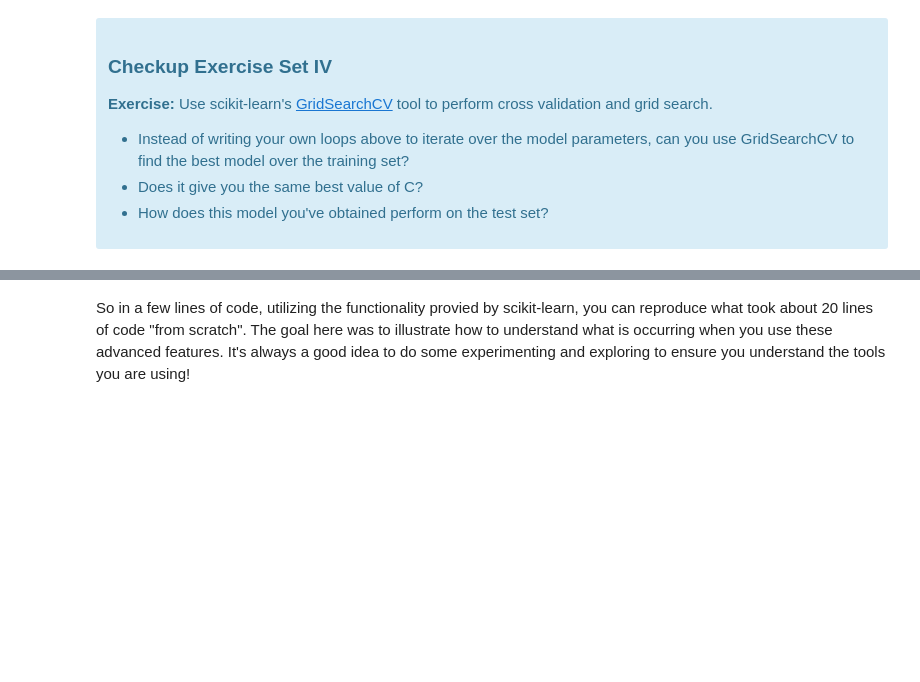
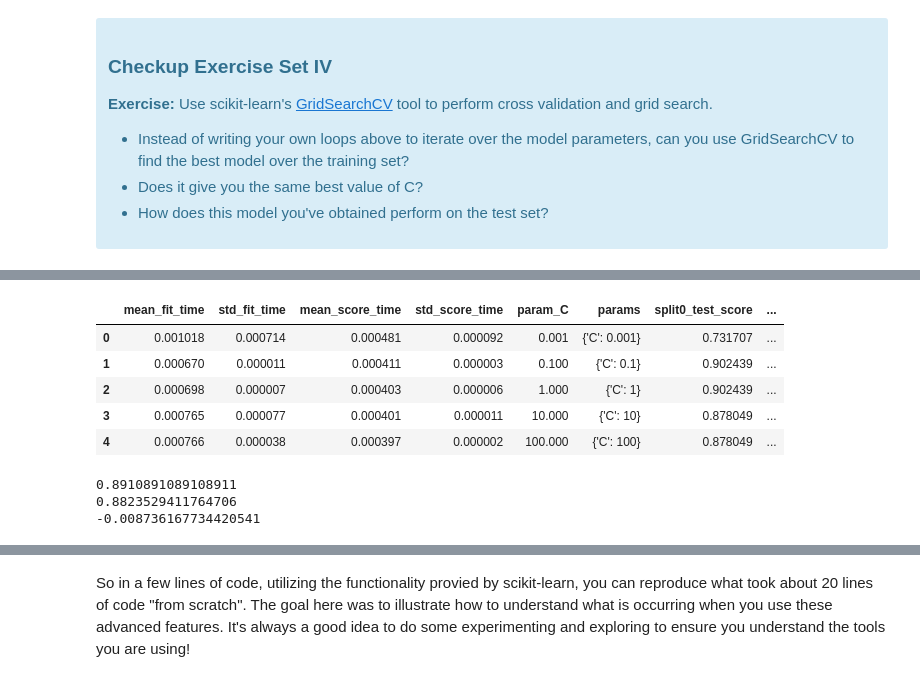
Before and after one commit to blue-santa/sprinboard-data-science-2026, a Jupyter notebook: 14-supervised-learning/02-logistic-regression/Logistic Regression Advanced Case Study.ipynb, the cells around one changed output, grey strips where cells are left out. Drawn from its saved outputs; the diff is of its cells as text; code cells hidden in the pictures; blank space fills up the shorter version.

```diff
--- a/14-supervised-learning/02-logistic-regression/Logistic Regression Advanced Case Study.ipynb
+++ b/14-supervised-learning/02-logistic-regression/Logistic Regression Advanced Case Study.ipynb
@@ -1253,0 +1283,29 @@ You may notice that this particular value of <i>C</i> may or may not do as well
+# %%
+
+# perform a split for this iteration,
+# using different random_state for every iteration
+# this ensures each split is likely to be unique
+#
+#Xlr, Xtestlr, ylr, ytestlr = train_test_split(X, y, stratify = y, random_state = i)
+#
+
+# Set clf as LogisticRegression model using value of C=1
+clf = LogisticRegression(solver = 'liblinear', max_iter = 500, C=scores.loc[scores['score'].idxmax(), 'C_val'])
+
+# fit the Classifier on the training set
+clf.fit(Xlr, ylr)
+
+# predict the labels for the training data
+y_predict_training = clf.predict(Xlr)
+
+# predict the labels for the test data
+y_predict_test = clf.predict(Xtestlr)
+
+# save training set accuracy for this split
+tr_accuracy = accuracy_score(y_predict_training, ylr)
+
+# save test set accuracy for this split
+tst_accuracy = accuracy_score(y_predict_test, ytestlr)
+
+# save difference between the two acuracy values
+accuracy_difference = tst_accuracy - tr_accuracy
@@ -1270,0 +1341,5 @@ Scikit-learn, as with many other Python packages, provides utilities to perform
+# %%
+parameters = {'C':[0.001, 0.1, 1, 10, 100]}
+grid_s_cv = GridSearchCV(LogisticRegression(solver='liblinear', max_iter=500), parameters)
+grid_s_cv.fit(Xlr, ylr)
+sorted(grid_s_cv.cv_results_.keys())
@@ -1270,0 +1361,9 @@ Scikit-learn, as with many other Python packages, provides utilities to perform
+# %%
+pd.DataFrame(grid_s_cv.cv_results_)
+# %% [output]
+|  | mean_fit_time | std_fit_time | mean_score_time | std_score_time | param_C | params | split0_test_score | ... |
+| 0 | 0.001018 | 0.000714 | 0.000481 | 0.000092 | 0.001 | {'C': 0.001} | 0.731707 | ... |
+| 1 | 0.000670 | 0.000011 | 0.000411 | 0.000003 | 0.100 | {'C': 0.1} | 0.902439 | ... |
+| 2 | 0.000698 | 0.000007 | 0.000403 | 0.000006 | 1.000 | {'C': 1} | 0.902439 | ... |
+| 3 | 0.000765 | 0.000077 | 0.000401 | 0.000011 | 10.000 | {'C': 10} | 0.878049 | ... |
+| 4 | 0.000766 | 0.000038 | 0.000397 | 0.000002 | 100.000 | {'C': 100} | 0.878049 | ... |
@@ -1270,0 +1385,8 @@ Scikit-learn, as with many other Python packages, provides utilities to perform
+# %%
+print(tr_accuracy)
+print(tst_accuracy)
+print(accuracy_difference)
+# %% [output]
+0.8910891089108911
+0.8823529411764706
+-0.008736167734420541
```
Also changed, not shown: parts of 12 cells of this notebook.
